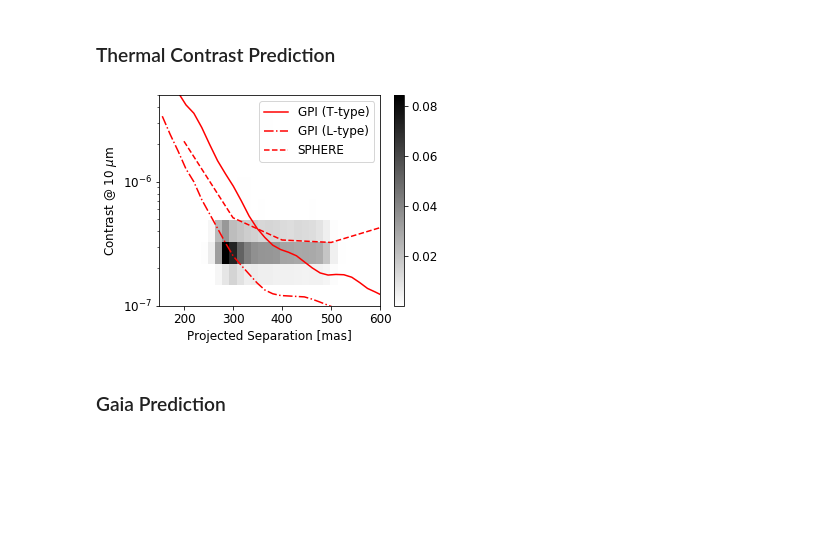
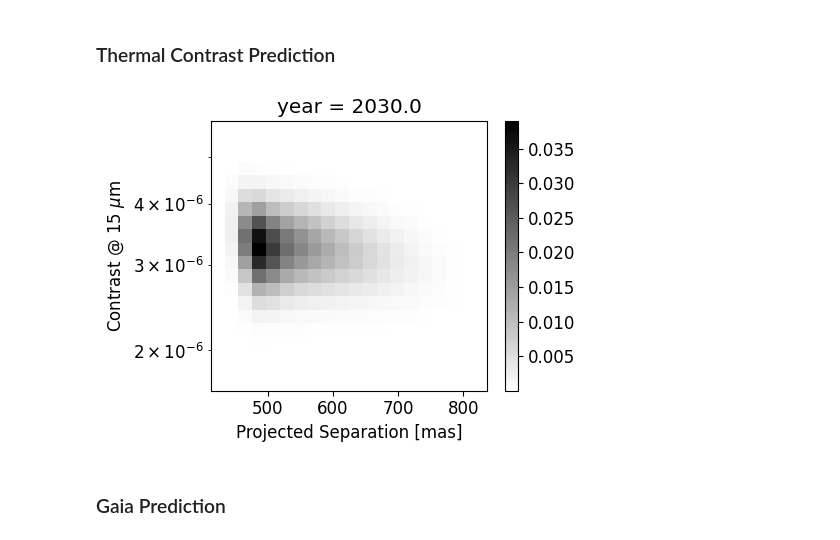
Before and after one commit to California-Planet-Search/planet-pi, a Jupyter notebook: 120066_plots+analysis.ipynb, the cells around one changed output. Saved outputs shown, nothing was run; the diff lists cells and outputs as text; code cells hidden in the pictures; blank space fills up the shorter version.

```diff
--- a/120066_plots+analysis.ipynb
+++ b/120066_plots+analysis.ipynb
@@ -557,7 +553,7 @@ def predict_sep(epoch_of_interest, plot_results=True, num2predict=len(sma), line
         omega_pl_rad[0:num2predict],
         lan[0:num2predict],
         tau[0:num2predict],
-        parallax[0:num2predict], mstar[0:num2predict]
+        parallax[0:num2predict], mstar[0:num2predict], tau_ref_epoch=0
     )
 
     sep = np.sqrt(raoff**2 + deoff**2)
@@ -593,9 +589,9 @@ hst_dates = [
 _ = plt.figure(figsize=(5,3.8))
 rc('font',size=12)
 
-_ = calculate_prob(200, Time(datetime.datetime(2020, 1, 1),format='datetime'))
-_ = calculate_prob(200, Time(datetime.datetime(2023, 1, 1),format='datetime'), linestyle=':')
-_ = calculate_prob(200, Time(datetime.datetime(2024, 1, 1),format='datetime'), linestyle='-.')
+_ = calculate_prob(200, Time(datetime.datetime(2024, 1, 1),format='datetime'))
+_ = calculate_prob(200, Time(datetime.datetime(2025, 1, 1),format='datetime'), linestyle=':')
+_ = calculate_prob(200, Time(datetime.datetime(2026, 1, 1),format='datetime'), linestyle='-.')
 
 plt.xlim()
 
@@ -661,9 +657,11 @@ plt.savefig(todays_directory + '/120066_vis_contrast_predictions.pdf', dpi=250)
 # %%
 imaging_wavelen = 15.0*u.micron
 
-thermal_cont_peri = (rjup2rsun/rstar)**2 * blackbody_lambda(imaging_wavelen, T_eq_peri)/blackbody_lambda(imaging_wavelen, st_teff)
+thermal_cont_peri = (rjup2rsun/rstar)**2 * BlackBody(temperature=T_eq_peri*u.K)(imaging_wavelen)/BlackBody(temperature=st_teff*u.K)(imaging_wavelen)
+thermal_cont_apo = (rjup2rsun/rstar)**2 * BlackBody(temperature=T_eq_apo*u.K)(imaging_wavelen)/BlackBody(temperature=st_teff*u.K)(imaging_wavelen)
 
-elt_firstlight = Time(2025.0, format='decimalyear') # estimated ELT first light date
+
+elt_firstlight = Time(2030.0, format='decimalyear') # estimated ELT first light date
 elt_separations = predict_sep(elt_firstlight, plot_results=False)
 
 fig, ax = plt.subplots(figsize=(5,3.8))
@@ -675,40 +673,41 @@ cmap.set_bad(color='white')
 for contrast in [thermal_cont_peri]:
 
     counts, xbins, log_ybins = np.histogram2d(elt_separations, np.log10(contrast), bins=20)
     ybins=10**(log_ybins)
 
     counts = np.ma.masked_where(counts==0, counts)
     plt.pcolormesh(xbins, ybins, counts.T/np.sum(counts.T), cmap=cmap)
 
 plt.xlabel('Projected Separation [mas]')
 plt.ylabel('Contrast @ {} $\\mu$m'.format(int(imaging_wavelen.value)))
+plt.title('year = {}'.format(elt_firstlight))
 cbar = plt.colorbar()
 
 # overplot GPI & SPHERE contrast
 gpi_data = np.transpose(np.loadtxt('data/gpi_contrast_Ltype.txt'))
 gpi_sep = gpi_data[0]*1e3 # [mas]
 gpi_cont = gpi_data[2]
 
 gpi_data_t = np.transpose(np.loadtxt('data/gpi_contrast_Ttype.txt'))
 gpi_sep_t = gpi_data_t[0]*1e3 # [mas]
 gpi_cont_t = gpi_data_t[2]
 
 sphere_data = np.transpose(np.loadtxt('data/sphere_contrast.txt'))
 sphere_sep = sphere_data[0]*1e3 # [mas]
 sphere_cont = 10**(-sphere_data[1]/(100**(1/5))) # convert from delta mag to contrast
 
-plt.plot(gpi_sep, gpi_cont, color='red', label='GPI (T-type)')
-plt.plot(gpi_sep_t, gpi_cont_t, color='red', linestyle='-.', label='GPI (L-type)')#,linewidth=3)
-plt.plot(sphere_sep, sphere_cont, color='red', linestyle='--', label='SPHERE')#,linewidth=3)
-plt.xlim(150,600)
-plt.ylim(1e-7,5e-6)
+# plt.plot(gpi_sep, gpi_cont, color='red', label='GPI (T-type)')
+# plt.plot(gpi_sep_t, gpi_cont_t, color='red', linestyle='-.', label='GPI (L-type)')#,linewidth=3)
+# plt.plot(sphere_sep, sphere_cont, color='red', linestyle='--', label='SPHERE')#,linewidth=3)
+# plt.xlim(150,600)
+# plt.ylim(1e-7,5e-6)
 fig.tight_layout()
 
-plt.legend()
+# plt.legend()
 
 plt.savefig(todays_directory + '/120066_ir_contrast_predictions.pdf', dpi=250)
 # %% [output]
-[figure, old version]
+[figure, new version]
 # %% [markdown]
 ### Gaia Prediction
 # %%
```
Also changed, not shown: parts of 8 cells of this notebook.
